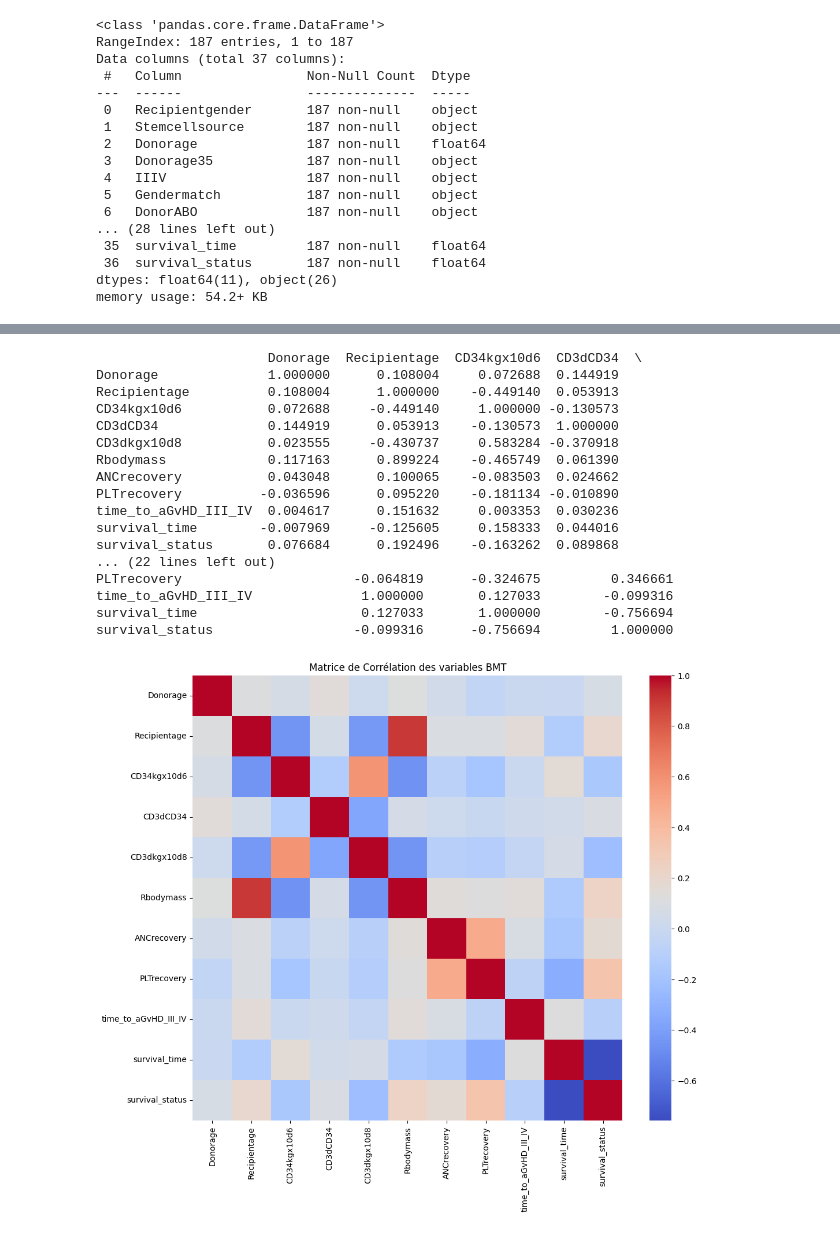
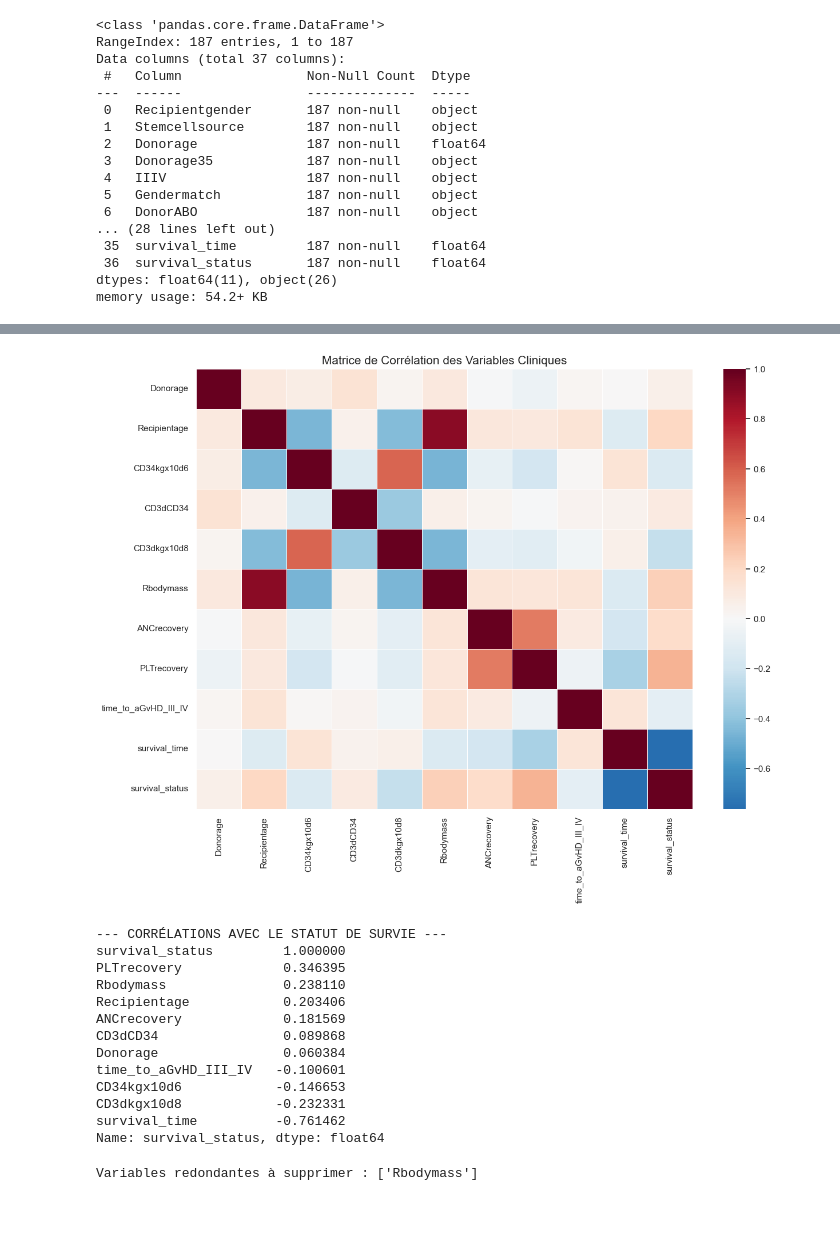
Before and after one commit to younesjebari/Pediatric-BMT-Decision-Support, a Jupyter notebook: notebooks/eda.ipynb, the cells around one changed output, grey strips where cells are left out. Saved outputs shown, nothing was run; the diff lists cells and outputs as text; code cells hidden in the pictures.

```diff
--- a/notebooks/eda.ipynb
+++ b/notebooks/eda.ipynb
@@ -106,35 +208,61 @@ plt.show()
 # %%
-# On ne garde que les colonnes numériques pour la corrélation
+# =================================================================
+# 6. ANALYSE DE CORRÉLATION (MATRICE DE CHALEUR)
+# =================================================================
+# Cette étape identifie les relations linéaires entre les variables.
+# Une corrélation proche de 1 ou -1 indique une forte dépendance.
+
+import seaborn as sns
+import matplotlib.pyplot as plt
+
+# 6.1 Sélection des variables numériques
 corr_matrix = df.select_dtypes(include=['float64', 'int64']).corr()
 
-# Afficher la matrice
-print(corr_matrix)
+# 6.2 Visualisation par Heatmap
+plt.figure(figsize=(14, 10))
+sns.heatmap(corr_matrix, annot=False, cmap='RdBu_r', center=0, linewidths=0.5)
+
+plt.title("Matrice de Corrélation des Variables Cliniques", fontsize=15)
+plt.show()
+
+# 6.3 Focus sur la variable cible (Survival Status)
+# On affiche uniquement les variables les plus liées à la survie
+print("--- CORRÉLATIONS AVEC LE STATUT DE SURVIE ---")
+target_corr = corr_matrix['survival_status'].sort_values(ascending=False)
+print(target_corr)
 # %% [output]
+[figure, added]
-                      Donorage  Recipientage  CD34kgx10d6  CD3dCD34  \
-Donorage              1.000000      0.108004     0.072688  0.144919
-Recipientage          0.108004      1.000000    -0.449140  0.053913
-CD34kgx10d6           0.072688     -0.449140     1.000000 -0.130573
-CD3dCD34              0.144919      0.053913    -0.130573  1.000000
-CD3dkgx10d8           0.023555     -0.430737     0.583284 -0.370918
-Rbodymass             0.117163      0.899224    -0.465749  0.061390
-ANCrecovery           0.043048      0.100065    -0.083503  0.024662
-PLTrecovery          -0.036596      0.095220    -0.181134 -0.010890
-time_to_aGvHD_III_IV  0.004617      0.151632     0.003353  0.030236
-survival_time        -0.007969     -0.125605     0.158333  0.044016
-survival_status       0.076684      0.192496    -0.163262  0.089868
-... (22 lines left out)
-PLTrecovery                      -0.064819      -0.324675         0.346661
-time_to_aGvHD_III_IV              1.000000       0.127033        -0.099316
-survival_time                     0.127033       1.000000        -0.756694
-survival_status                  -0.099316      -0.756694         1.000000
+--- CORRÉLATIONS AVEC LE STATUT DE SURVIE ---
+survival_status         1.000000
+PLTrecovery             0.346395
+Rbodymass               0.238110
+Recipientage            0.203406
+ANCrecovery             0.181569
+CD3dCD34                0.089868
+Donorage                0.060384
+time_to_aGvHD_III_IV   -0.100601
+CD34kgx10d6            -0.146653
+CD3dkgx10d8            -0.232331
+survival_time          -0.761462
+Name: survival_status, dtype: float64
 # %%
-import seaborn as sns
-import matplotlib.pyplot as plt
+# Pour identifier les variables redondantes, on peut calculer la matrice de corrélation et supprimer les variables qui ont une corrélation absolue supérieure à un certain seuil (ex: 0.85). Cela nous aidera à éviter les problèmes de multicolinéarité dans les modèles d'IA.
 
-plt.figure(figsize=(12, 10))
-sns.heatmap(corr_matrix, annot=False, cmap='coolwarm', fmt=".2f")
-plt.title("Matrice de Corrélation des variables BMT")
-plt.show()
+import numpy as np
+
+# Calculer la matrice de corrélation absolue
+corr_matrix = df.select_dtypes(include=[np.number]).corr().abs()
+
+# Sélectionner le triangle supérieur de la matrice (pour éviter les doublons)
+upper = corr_matrix.where(np.triu(np.ones(corr_matrix.shape), k=1).astype(bool))
+
+# Trouver les colonnes avec une corrélation supérieure à 0.85
+to_drop = [column for column in upper.columns if any(upper[column] > 0.85)]
+
+print(f"Variables redondantes à supprimer : {to_drop}")
+
+# Suppression effective
+df_filtered = df.drop(columns=to_drop)
 # %% [output]
-[figure, removed]
+Variables redondantes à supprimer : ['Rbodymass']
 # %%
```
Also changed, not shown: parts of 12 cells of this notebook, 4 other files.
